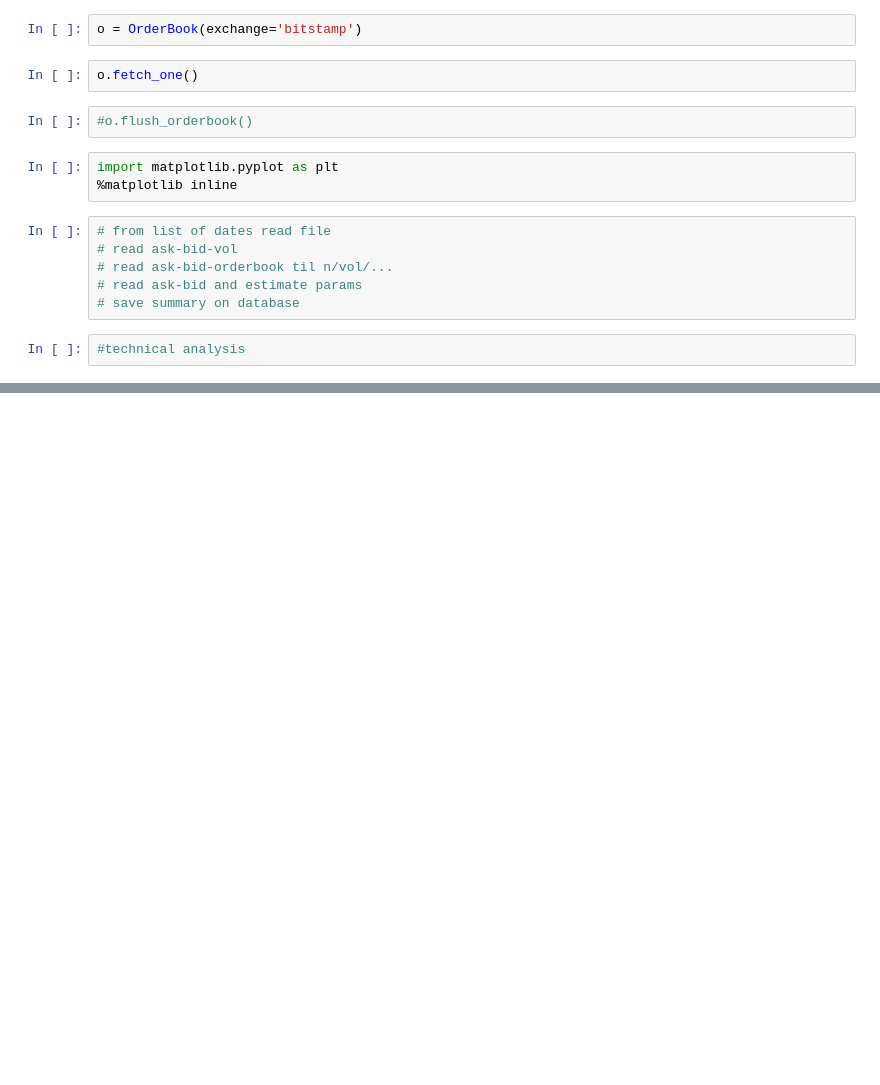
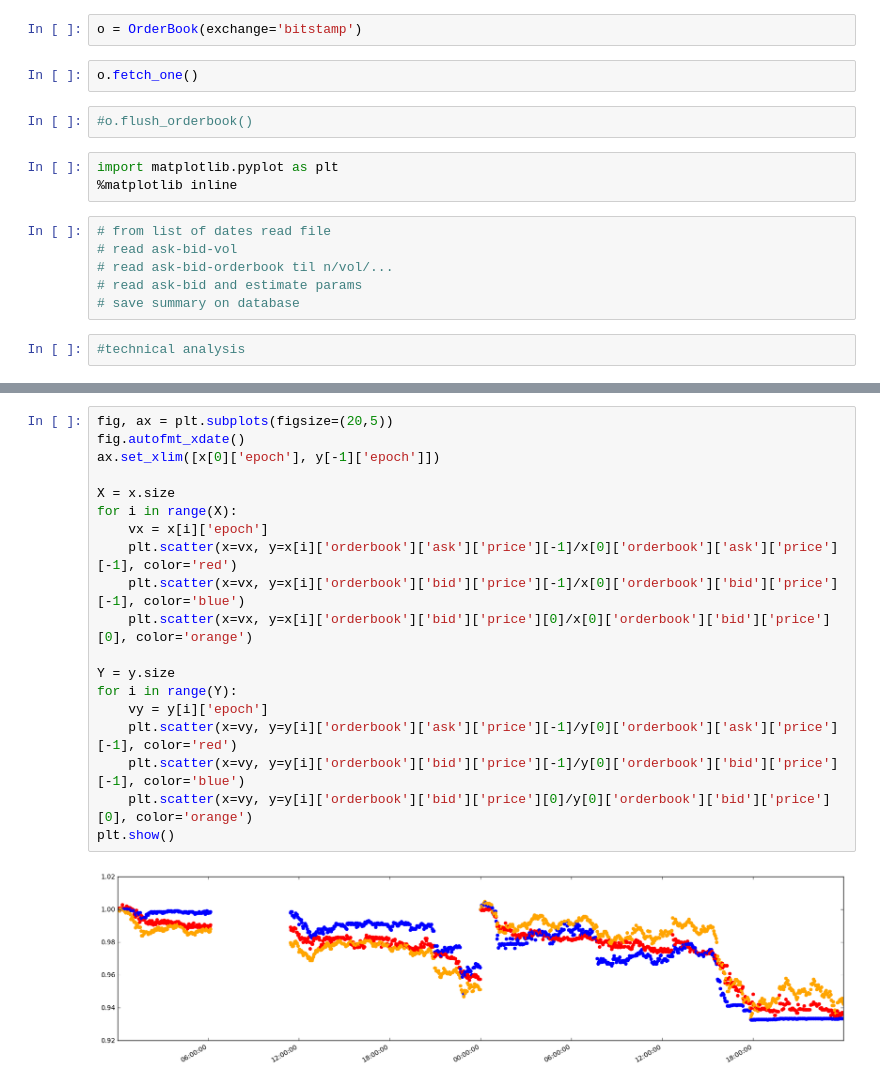
Before and after one commit to nullhack/crypto-utils, a Jupyter notebook: dev.ipynb, the cells around one changed output, grey strips where cells are left out. Cells and saved outputs as stored; diff of their text form; blank space fills up the shorter version.

```diff
--- a/dev.ipynb
+++ b/dev.ipynb
@@ -141,0 +166,21 @@ plt.legend()
+# %%
+fig, ax = plt.subplots(figsize=(20,5))
+fig.autofmt_xdate()
+ax.set_xlim([x[0]['epoch'], y[-1]['epoch']])
+
+X = x.size
+for i in range(X):
+    vx = x[i]['epoch']
+    plt.scatter(x=vx, y=x[i]['orderbook']['ask']['price'][-1]/x[0]['orderbook']['ask']['price'][-1], color='red')
+    plt.scatter(x=vx, y=x[i]['orderbook']['bid']['price'][-1]/x[0]['orderbook']['bid']['price'][-1], color='blue')
+    plt.scatter(x=vx, y=x[i]['orderbook']['bid']['price'][0]/x[0]['orderbook']['bid']['price'][0], color='orange')
+
+Y = y.size
+for i in range(Y):
+    vy = y[i]['epoch']
+    plt.scatter(x=vy, y=y[i]['orderbook']['ask']['price'][-1]/y[0]['orderbook']['ask']['price'][-1], color='red')
+    plt.scatter(x=vy, y=y[i]['orderbook']['bid']['price'][-1]/y[0]['orderbook']['bid']['price'][-1], color='blue')
+    plt.scatter(x=vy, y=y[i]['orderbook']['bid']['price'][0]/y[0]['orderbook']['bid']['price'][0], color='orange')
+plt.show()
+# %% [output]
+[figure, added]
```
Also changed, not shown: parts of 9 cells of this notebook.
